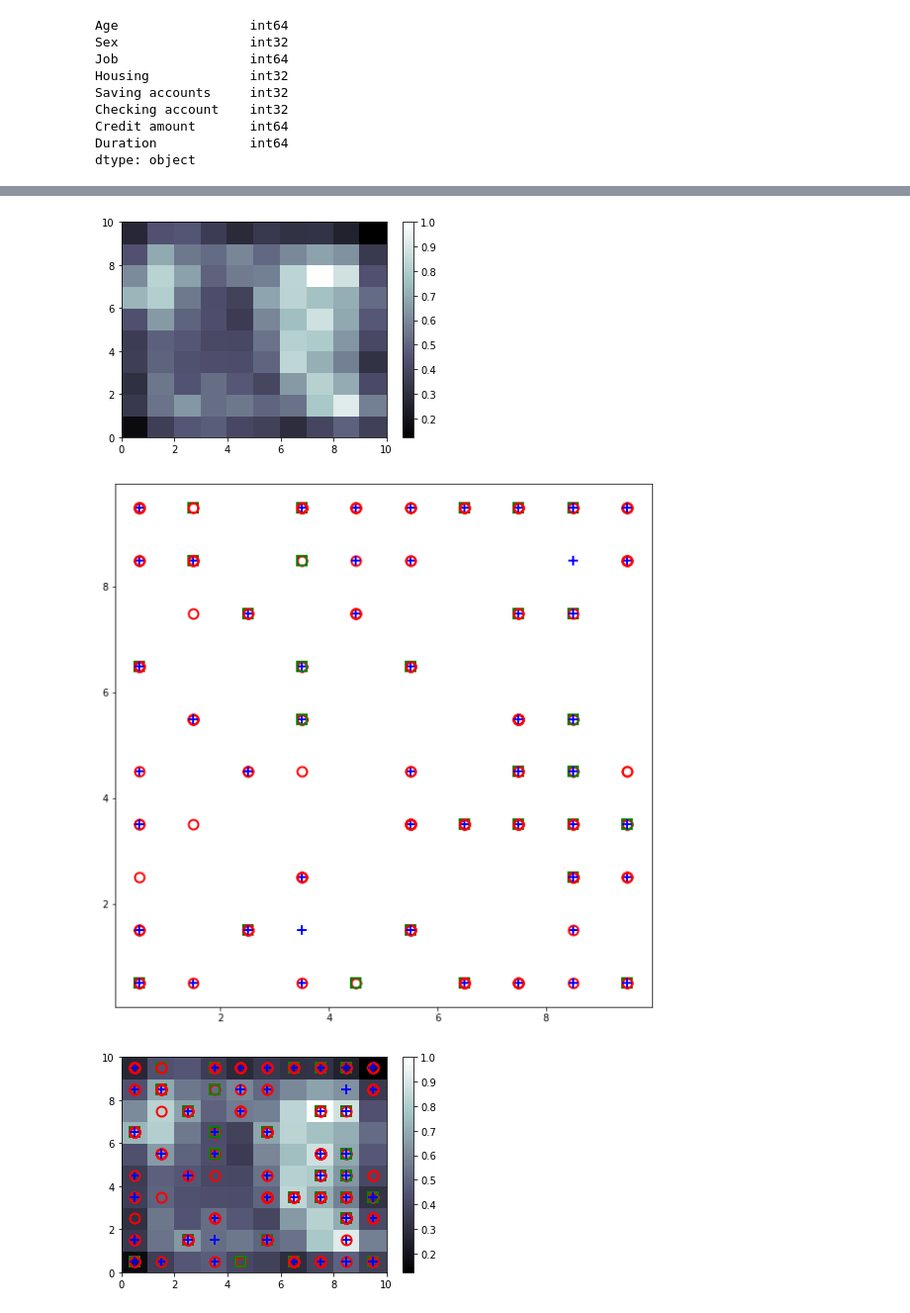
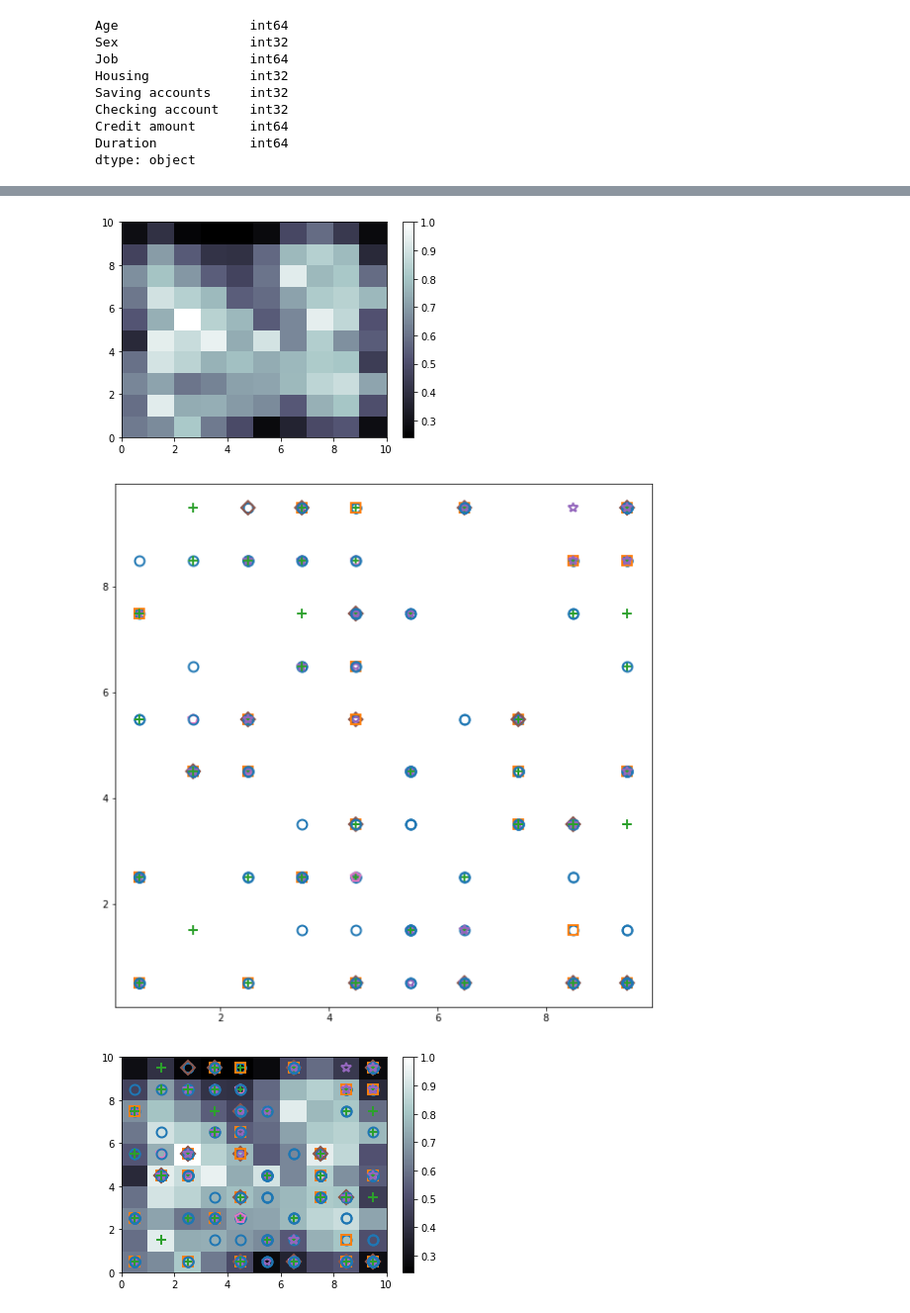
Before and after one commit to kaushik1580/Flipr_Internship_program, a Jupyter notebook: Assignment6/Project2/Assignment_06-Project-2.ipynb, the cells around one changed output, grey strips where cells are left out. Shown at 99% size. Drawn from its saved outputs; the diff is of its cells as text; code cells hidden in the pictures.

```diff
--- a/Assignment6/Project2/Assignment_06-Project-2.ipynb
+++ b/Assignment6/Project2/Assignment_06-Project-2.ipynb
@@ -169,10 +151,15 @@ array(['Purpose', 'radio/TV', 'radio/TV', ..., 'radio/TV', 'radio/TV',
 # %%
+X=ds.iloc[:, :].values
+y= np.genfromtxt('Dataset_II.csv', delimiter=',', usecols=(9), dtype=str)
 t = np.zeros(len(y), dtype=int)
 t[y == 'radio/TV'] = 0
 t[y == 'education'] = 1
 t[y == 'furniture/equipment'] = 2
 t[y == 'car'] = 3
-t[y == 'business'] = 2
+t[y == 'business'] = 4
+t[y == 'repairs'] = 5
+t[y == 'vacation/others'] = 6
+t[y == 'domestics appliances'] = 7
 # %%
 # featureScaling
 from sklearn.preprocessing import MinMaxScaler
@@ -194,8 +181,8 @@ from pylab import bone, pcolor,colorbar,plot,show
 bone()
 pcolor(som.distance_map().T)
 colorbar()
-markers=['o','s','+','-','*']
-colors=['r','g','b','y','v']
+markers=['o','s','+','-','*','D','p','-s']
+colors=['C0','C1','C2','C3','C4','C5','C6','C7']
 plt.figure(figsize=(10, 10))
 
 
@@ -208,25 +195,24 @@ for i,x in enumerate(X):
 show()
 plt.show()
 # %% [output]
-[figure, old version]
+[figure, new version]
-[figure, old version]
+[figure, new version]
 # %%
 bone()
 pcolor(som.distance_map().T)
 colorbar()
-markers=['o','s','+','-','*']
-colors=['r','g','b','y','v']
-
+markers=['o','s','+','-','*','D','p','-s']
+colors=['C0','C1','C2','C3','C4','C5','C6','C7']
 
 for i,x in enumerate(X):
     w=som.winner(x)
     plot(w[0]+0.5,
          w[1]+0.5,
         markers[t[i]],
         markeredgecolor=colors[t[i]],markerfacecolor='None',markersize=10,markeredgewidth=2)
 show()
 # %% [output]
-[figure, old version]
+[figure, new version]
 # %%
 print("Training...")
 som.train_batch(X, 1000, verbose=True)  # random training
```
Also changed, not shown: parts of 8 cells of this notebook.
